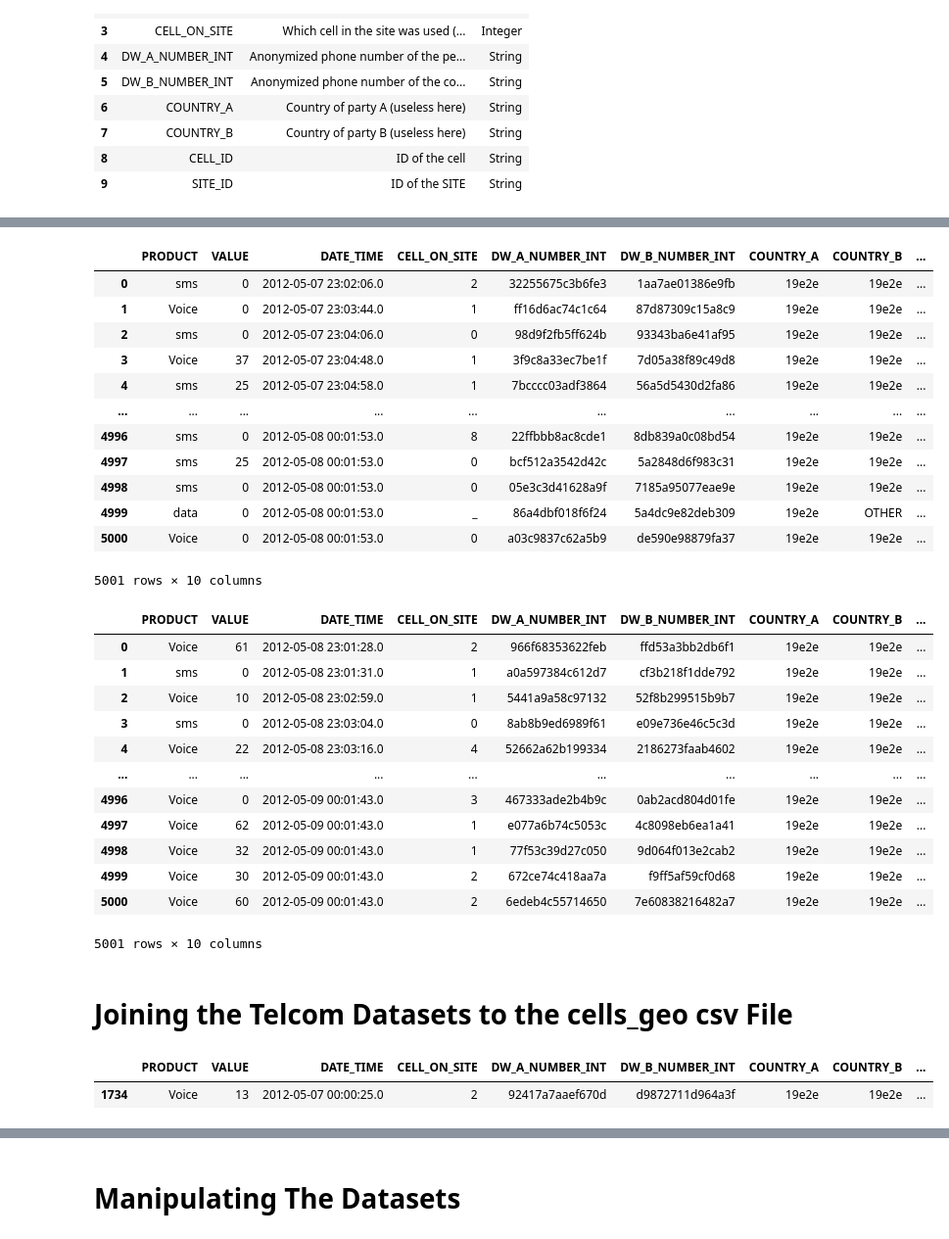
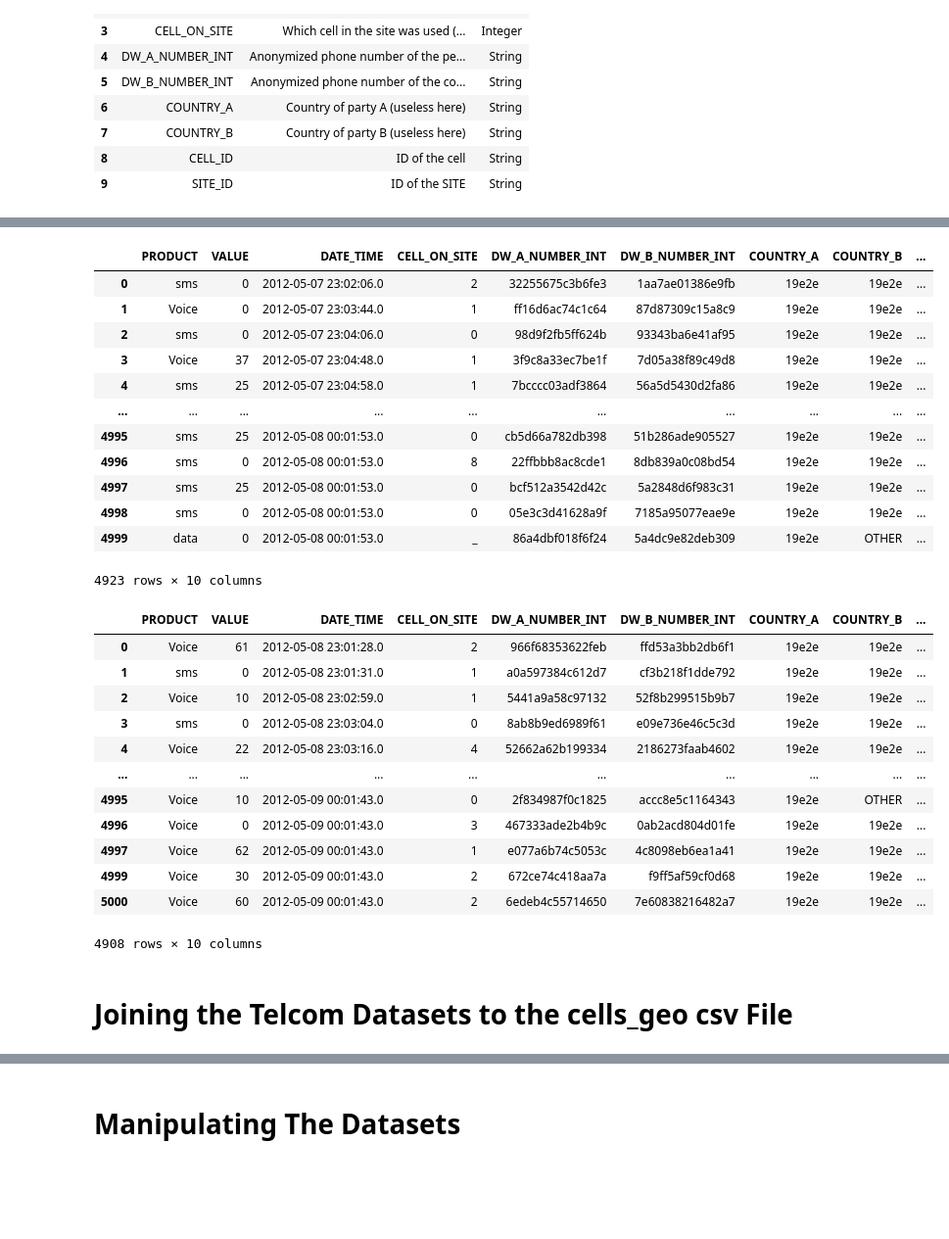
Before and after one commit to Shalyne-Waweru/Independent_Project-3, a Jupyter notebook: Moringa_Data_Science_Prep_W3_Independent_Project_2020_03_Shalyne_Waweru_Python_Notebook.ipynb, the cells around one changed output, grey strips where cells are left out. Shown at 98% size. Saved outputs shown, nothing was run; the diff lists cells and outputs as text; code cells hidden in the pictures; blank space fills up the shorter version.

```diff
--- a/Moringa_Data_Science_Prep_W3_Independent_Project_2020_03_Shalyne_Waweru_Python_Notebook.ipynb
+++ b/Moringa_Data_Science_Prep_W3_Independent_Project_2020_03_Shalyne_Waweru_Python_Notebook.ipynb
@@ -93,26 +103,32 @@ df_1
 # %%
 # Loading the TelcomDataset2.csv file
 #
 df_2 = pd.read_csv('Telcom_dataset2.csv', delimiter = ',')
 df_2
 
 # Change the column names to match the other Telcom datasets' columns
 df_2.columns = ['PRODUCT','VALUE','DATE_TIME','CELL_ON_SITE','DW_A_NUMBER_INT','DW_B_NUMBER_INT','COUNTRY_A','COUNTRY_B','CELL_ID','SITE_ID']
 df_2
+
+# Checking and dropping duplicate values
+df_2new = df_2.duplicated()
+
+df_2new = df_2.drop_duplicates()
+df_2new
 # %% [output]
 |  | PRODUCT | VALUE | DATE_TIME | CELL_ON_SITE | DW_A_NUMBER_INT | DW_B_NUMBER_INT | COUNTRY_A | COUNTRY_B | ... |
 | 0 | sms | 0 | 2012-05-07 23:02:06.0 | 2 | 32255675c3b6fe3 | 1aa7ae01386e9fb | 19e2e | 19e2e | ... |
 | 1 | Voice | 0 | 2012-05-07 23:03:44.0 | 1 | ff16d6ac74c1c64 | 87d87309c15a8c9 | 19e2e | 19e2e | ... |
 | 2 | sms | 0 | 2012-05-07 23:04:06.0 | 0 | 98d9f2fb5ff624b | 93343ba6e41af95 | 19e2e | 19e2e | ... |
 | 3 | Voice | 37 | 2012-05-07 23:04:48.0 | 1 | 3f9c8a33ec7be1f | 7d05a38f89c49d8 | 19e2e | 19e2e | ... |
 | 4 | sms | 25 | 2012-05-07 23:04:58.0 | 1 | 7bcccc03adf3864 | 56a5d5430d2fa86 | 19e2e | 19e2e | ... |
 | ... | ... | ... | ... | ... | ... | ... | ... | ... | ... |
+| 4995 | sms | 25 | 2012-05-08 00:01:53.0 | 0 | cb5d66a782db398 | 51b286ade905527 | 19e2e | 19e2e | ... |
 | 4996 | sms | 0 | 2012-05-08 00:01:53.0 | 8 | 22ffbbb8ac8cde1 | 8db839a0c08bd54 | 19e2e | 19e2e | ... |
 | 4997 | sms | 25 | 2012-05-08 00:01:53.0 | 0 | bcf512a3542d42c | 5a2848d6f983c31 | 19e2e | 19e2e | ... |
 | 4998 | sms | 0 | 2012-05-08 00:01:53.0 | 0 | 05e3c3d41628a9f | 7185a95077eae9e | 19e2e | 19e2e | ... |
 | 4999 | data | 0 | 2012-05-08 00:01:53.0 | _ | 86a4dbf018f6f24 | 5a4dc9e82deb309 | 19e2e | OTHER | ... |
-| 5000 | Voice | 0 | 2012-05-08 00:01:53.0 | 0 | a03c9837c62a5b9 | de590e98879fa37 | 19e2e | 19e2e | ... |
-5001 rows × 10 columns
+4923 rows × 10 columns
 # %%
 # Loading the TelcomDataset3.csv file
 #
@@ -122,6 +138,12 @@ df_3
 # Change the column names to match the other Telcom datasets' columns
 df_3.columns = ['PRODUCT','VALUE','DATE_TIME','CELL_ON_SITE','DW_A_NUMBER_INT','DW_B_NUMBER_INT','COUNTRY_A','COUNTRY_B','CELL_ID','SITE_ID']
 df_3
+
+# Checking and dropping duplicate values
+df_3new = df_3.duplicated()
+
+df_3new = df_3.drop_duplicates()
+df_3new
 # %% [output]
 |  | PRODUCT | VALUE | DATE_TIME | CELL_ON_SITE | DW_A_NUMBER_INT | DW_B_NUMBER_INT | COUNTRY_A | COUNTRY_B | ... |
 | 0 | Voice | 61 | 2012-05-08 23:01:28.0 | 2 | 966f68353622feb | ffd53a3bb2db6f1 | 19e2e | 19e2e | ... |
@@ -130,29 +152,11 @@ df_3
 | 3 | sms | 0 | 2012-05-08 23:03:04.0 | 0 | 8ab8b9ed6989f61 | e09e736e46c5c3d | 19e2e | 19e2e | ... |
 | 4 | Voice | 22 | 2012-05-08 23:03:16.0 | 4 | 52662a62b199334 | 2186273faab4602 | 19e2e | 19e2e | ... |
 | ... | ... | ... | ... | ... | ... | ... | ... | ... | ... |
+| 4995 | Voice | 10 | 2012-05-09 00:01:43.0 | 0 | 2f834987f0c1825 | accc8e5c1164343 | 19e2e | OTHER | ... |
 | 4996 | Voice | 0 | 2012-05-09 00:01:43.0 | 3 | 467333ade2b4b9c | 0ab2acd804d01fe | 19e2e | 19e2e | ... |
 | 4997 | Voice | 62 | 2012-05-09 00:01:43.0 | 1 | e077a6b74c5053c | 4c8098eb6ea1a41 | 19e2e | 19e2e | ... |
-| 4998 | Voice | 32 | 2012-05-09 00:01:43.0 | 1 | 77f53c39d27c050 | 9d064f013e2cab2 | 19e2e | 19e2e | ... |
 | 4999 | Voice | 30 | 2012-05-09 00:01:43.0 | 2 | 672ce74c418aa7a | f9ff5af59cf0d68 | 19e2e | 19e2e | ... |
 | 5000 | Voice | 60 | 2012-05-09 00:01:43.0 | 2 | 6edeb4c55714650 | 7e60838216482a7 | 19e2e | 19e2e | ... |
-5001 rows × 10 columns
+4908 rows × 10 columns
 # %% [markdown]
 # Joining the Telcom Datasets to the cells_geo csv File
-# %%
-# Joining the TelcomDataset1 to the cells_geo.csv
-#
-df_merge1 = pd.merge(df_geo, df_1, on='CELL_ID', how = 'inner')
-df_merge1
-
-#df_merge1 = pd.concat((df_geo, df_1), axis=0, ignore_index=True, sort = False)
-#df_merge1.dropna(axis = 1, how = 'all')
-#df_merge1
-
-
-
-df_1[df_1["CELL_ID"] == '1d068e7a63' ]
-#df_merge1 = df_1[['PRODUCT', 'VALUE', 'DATE_TIME', 'CELL_ID', 'SITE_ID']].merge(df_geo[['VILLES', 'STATUS', 'LOCALISATION', 'DECOUPZONE', 'ZONENAME', 'REGION', 'AREA', 'CELL_ID', 'SITE_CODE']], on='CELL_ID', how='left')
-#df_merge1.head(50)
-# %% [output]
-|  | PRODUCT | VALUE | DATE_TIME | CELL_ON_SITE | DW_A_NUMBER_INT | DW_B_NUMBER_INT | COUNTRY_A | COUNTRY_B | ... |
-| 1734 | Voice | 13 | 2012-05-07 00:00:25.0 | 2 | 92417a7aaef670d | d9872711d964a3f | 19e2e | 19e2e | ... |
```
Also changed, not shown: parts of 10 cells of this notebook.
